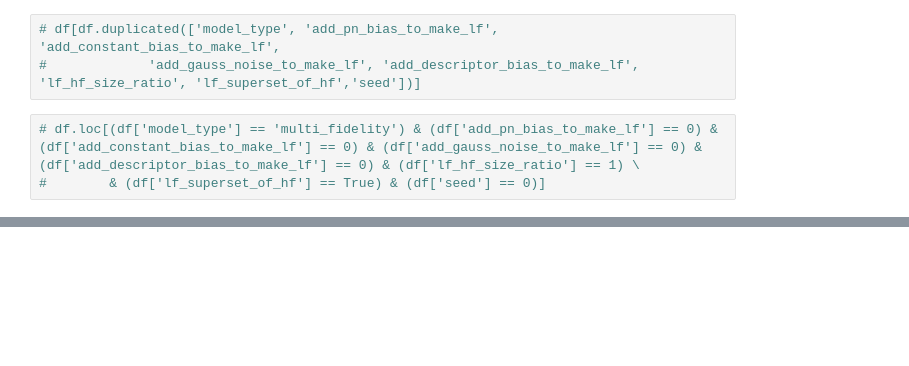
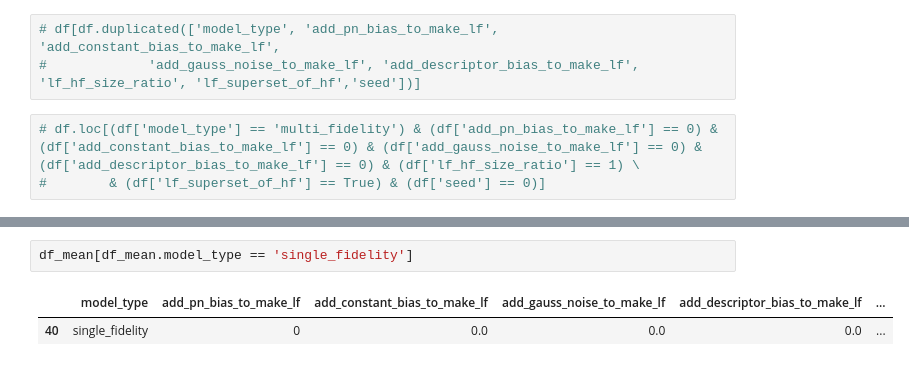
Before and after one commit to sourcery-ai-experiments/chemprop, a Jupyter notebook: multifidelity_results_analysis.ipynb, the cells around one changed output, grey strips where cells are left out. Drawn from its saved outputs; the diff is of its cells as text; blank space fills up the shorter version.

```diff
--- a/multifidelity_results_analysis.ipynb
+++ b/multifidelity_results_analysis.ipynb
@@ -118,4 +120,9 @@ single_fidelity                   1
 Name: count, dtype: int64
+# %%
+df_mean[df_mean.model_type == 'single_fidelity']
+# %% [output]
+|  | model_type | add_pn_bias_to_make_lf | add_constant_bias_to_make_lf | add_gauss_noise_to_make_lf | add_descriptor_bias_to_make_lf | ... |
+| 40 | single_fidelity | 0 | 0.0 | 0.0 | 0.0 | ... |
 # %%
 models_colors_dict = {
     'single_fidelity': 'k',
```
Also changed, not shown: parts of 6 cells of this notebook, 1 other file.
